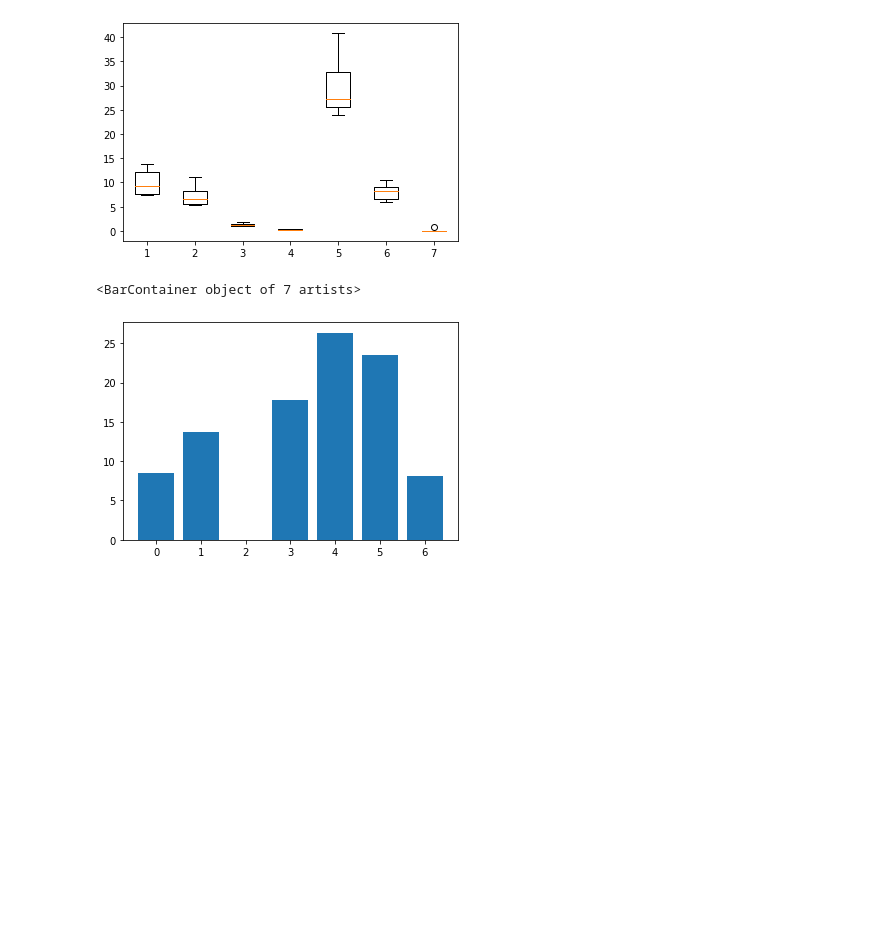
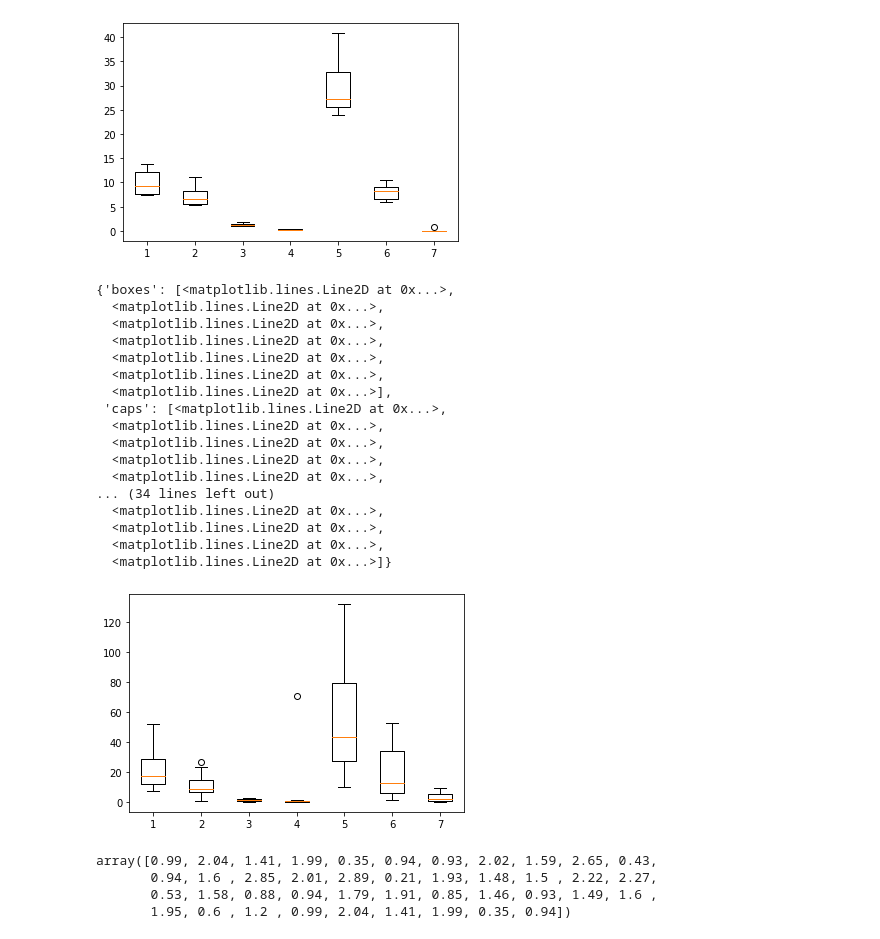
Before and after one commit to maciekpiotrowski/dw_matrix_car, a Jupyter notebook: patients_area_under_curve.ipynb, the cells around one changed output. Drawn from its saved outputs; the diff is of its cells as text; code cells hidden in the pictures; blank space fills up the shorter version.

Commit message:
All 7 substances on one chart

```diff
--- a/patients_area_under_curve.ipynb
+++ b/patients_area_under_curve.ipynb
@@ -220,13 +220,36 @@ for meas in range(7):
 [figure]
 [figure]
 [figure]
-# %%
-patient=0
-meas=0
-mean_time_data=np.mean(final_data,1)
-mean_patient_data=np.mean(mean_time_data,1)
-pos = np.arange(7)
-plt.bar(pos,mean_patient_data)
-# %% [output]
-<BarContainer object of 7 artists>
-[figure, removed]
+# %%
+final_data
+to_draw=final_data.transpose(2,1,0).reshape(7,49)
+to_draw_t=to_draw.transpose(1,0)
+to_draw_t_clean=to_draw_t[~np.isnan(to_draw_t)]
+to_draw_final=to_draw_t_clean.reshape(42,7)
+plt.boxplot(to_draw_final)
+# %% [output]
+{'boxes': [<matplotlib.lines.Line2D at 0x...>,
+  <matplotlib.lines.Line2D at 0x...>,
+  <matplotlib.lines.Line2D at 0x...>,
+  <matplotlib.lines.Line2D at 0x...>,
+  <matplotlib.lines.Line2D at 0x...>,
+  <matplotlib.lines.Line2D at 0x...>,
+  <matplotlib.lines.Line2D at 0x...>],
+ 'caps': [<matplotlib.lines.Line2D at 0x...>,
+  <matplotlib.lines.Line2D at 0x...>,
+  <matplotlib.lines.Line2D at 0x...>,
+  <matplotlib.lines.Line2D at 0x...>,
+  <matplotlib.lines.Line2D at 0x...>,
+... (34 lines left out)
+  <matplotlib.lines.Line2D at 0x...>,
+  <matplotlib.lines.Line2D at 0x...>,
+  <matplotlib.lines.Line2D at 0x...>,
+  <matplotlib.lines.Line2D at 0x...>]}
+[figure, added]
+# %%
+to_draw_final[:,2]
+# %% [output]
+array([0.99, 2.04, 1.41, 1.99, 0.35, 0.94, 0.93, 2.02, 1.59, 2.65, 0.43,
+       0.94, 1.6 , 2.85, 2.01, 2.89, 0.21, 1.93, 1.48, 1.5 , 2.22, 2.27,
+       0.53, 1.58, 0.88, 0.94, 1.79, 1.91, 0.85, 1.46, 0.93, 1.49, 1.6 ,
+       1.95, 0.6 , 1.2 , 0.99, 2.04, 1.41, 1.99, 0.35, 0.94])
```
